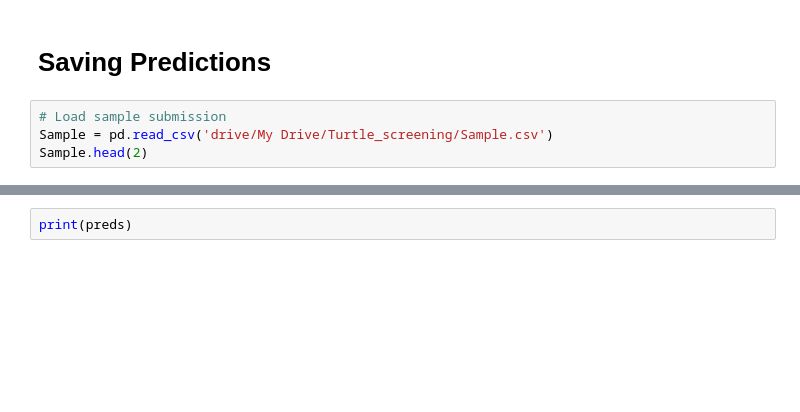
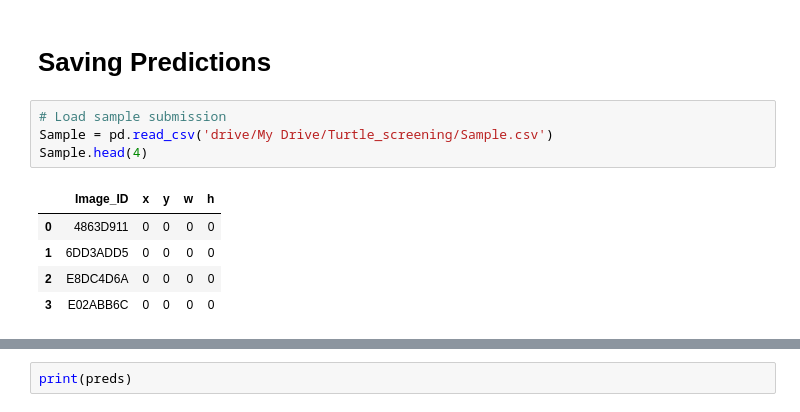
Before and after one commit to angellakatusiime/GROUP-7, a Jupyter notebook: Automated_Detection_of_Sea_Turtle_Facial_Patterns_Using_Bounding_Box_Frameworks.ipynb, the cells around one changed output, grey strips where cells are left out. Saved outputs shown, nothing was run; the diff lists cells and outputs as text; blank space fills up the shorter version.

```diff
--- a/Automated_Detection_of_Sea_Turtle_Facial_Patterns_Using_Bounding_Box_Frameworks.ipynb
+++ b/Automated_Detection_of_Sea_Turtle_Facial_Patterns_Using_Bounding_Box_Frameworks.ipynb
@@ -279,5 +278,11 @@ with Image.open(f'{image_folder}/{imid}.JPG') as im:
 # %%
 # Load sample submission
 Sample = pd.read_csv('drive/My Drive/Turtle_screening/Sample.csv')
-Sample.head(2)
+Sample.head(4)
+# %% [output]
+|  | Image_ID | x | y | w | h |
+| 0 | 4863D911 | 0 | 0 | 0 | 0 |
+| 1 | 6DD3ADD5 | 0 | 0 | 0 | 0 |
+| 2 | E8DC4D6A | 0 | 0 | 0 | 0 |
+| 3 | E02ABB6C | 0 | 0 | 0 | 0 |
 # %%
```
Also changed, not shown: parts of 17 cells of this notebook.
